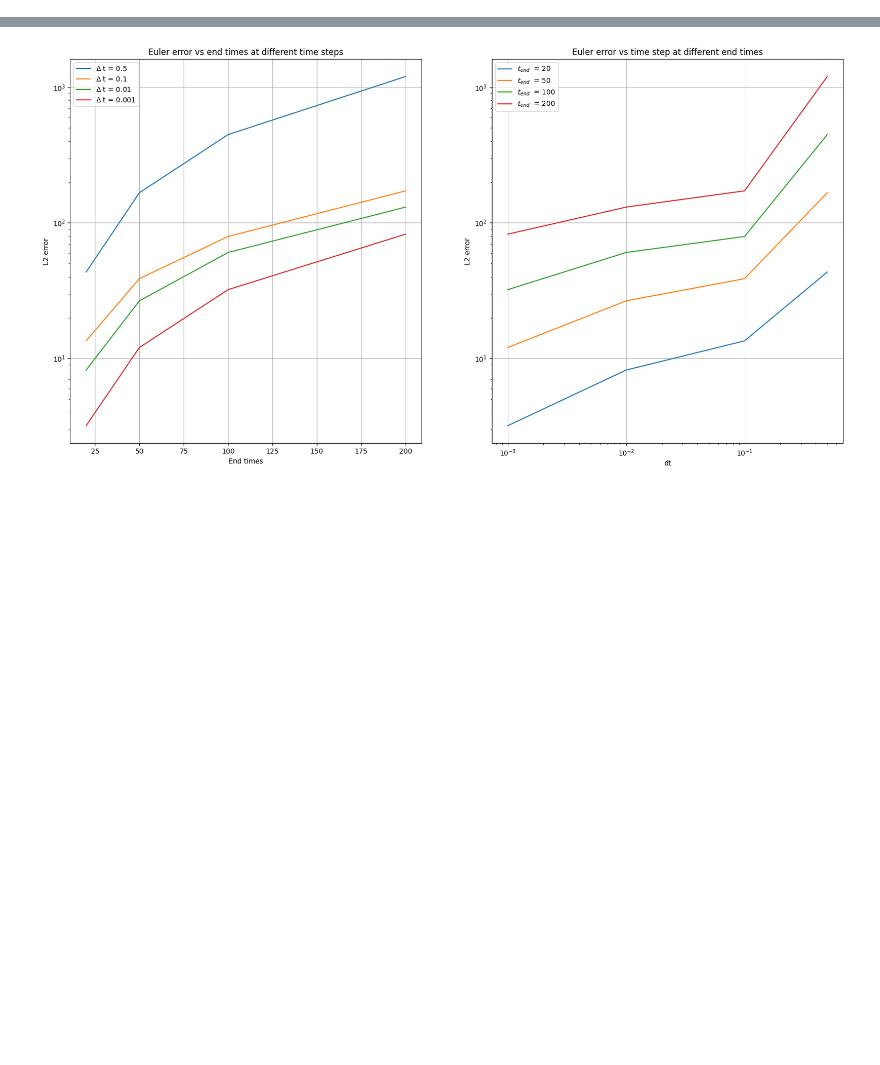
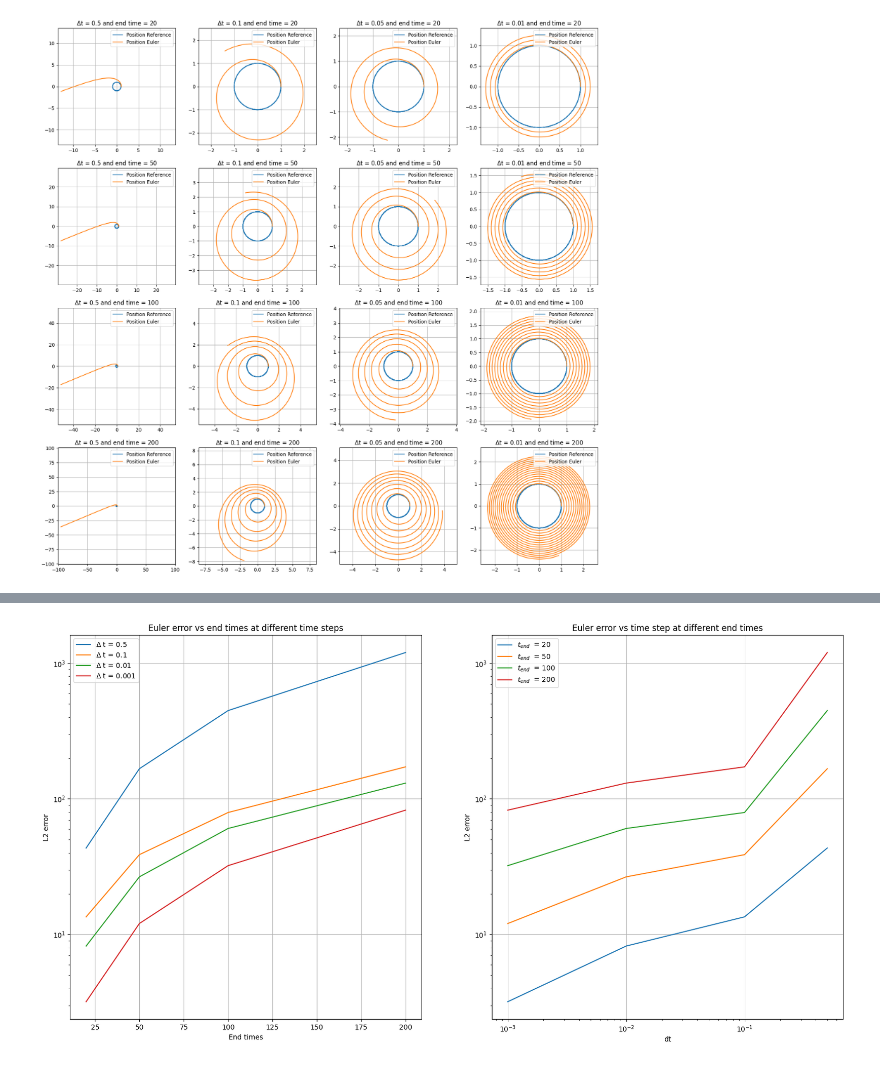
Before and after one commit to findus3006/Problem-4, a Jupyter notebook: Problem4-1.ipynb, the cells around one changed output, grey strips where cells are left out. Drawn from its saved outputs; the diff is of its cells as text; code cells hidden in the pictures; blank space fills up the shorter version.

```diff
--- a/Problem4-1.ipynb
+++ b/Problem4-1.ipynb
@@ -63,25 +101,31 @@ def findPlotLim(plot):
 # %%
+
 # Euler method
 px = 1/plt.rcParams['figure.dpi'] #Define pixel for plotting later
-dt1 = np.array([0.5,0.1,0.01,0.001]); #stepsize
+dt1 = np.array([0.5,0.1,0.05,0.01]); #stepsize
 endtimes1 = np.array([20,50,100,200]); # time period of silumation
 E1 = np.zeros([np.size(endtimes1),np.size(dt1)])
 
 fig, ax = plt.subplots(np.size(endtimes1),np.size(dt1),figsize=(2000*px, 2000*px))
 for k in range(np.size(dt1)):
     for j in range(np.size(endtimes1)):
         t = np.arange(0,endtimes1[j],dt1[k]); #Time
-        p,r = euler(t,[1, 0],[0, 1]); #Euler method
+        dy = Euler(t,Keplerproblem,np.array([1,0,0,1])); #Euler method
+        #t,dy = solve_ivp(Keplerproblem,(0,endtimes1[j]),np.array([1,0,0,1]),'RK45',t,dense_output=False)
+        ry = np.array([dy[0,:],dy[1,:]])
+        py = np.array([dy[2,:],dy[3,:]])
         pref,rref = reference(t); # Analytic solution
-        E1[j][k] = get_error(r,rref); #Each row contains all time steps whereas each column contains all end times
+        E1[j][k] = get_error(ry,rref); #Each row contains all time steps whereas each column contains all end times
 
         # Plotting of Orbit with Euler method
         ax[j][k].grid(True),ax[j][k],ax[j][k].set_title('$\Delta$t = '+ str(dt1[k]) + ' and ' + 'end time = '+ str(endtimes1[j]))
         ax[j][k].plot(rref[0,:],rref[1,:],label='Position Reference')
-        ax[j][k].plot(r[0,:],r[1,:],label='Position Euler')
+        ax[j][k].plot(ry[0,:],ry[1,:],label='Position Euler')
         findPlotLim(ax[j][k]); # MaKe square plots
         ax[j][k].legend(loc='upper right')
-        plt.close()
+        #plt.close()
+# %% [output]
+[figure, added]
 # %%
 # Leap frog method
 px = 1/plt.rcParams['figure.dpi'] #Define pixel for plotting later
```
Also changed, not shown: parts of 4 cells of this notebook.
